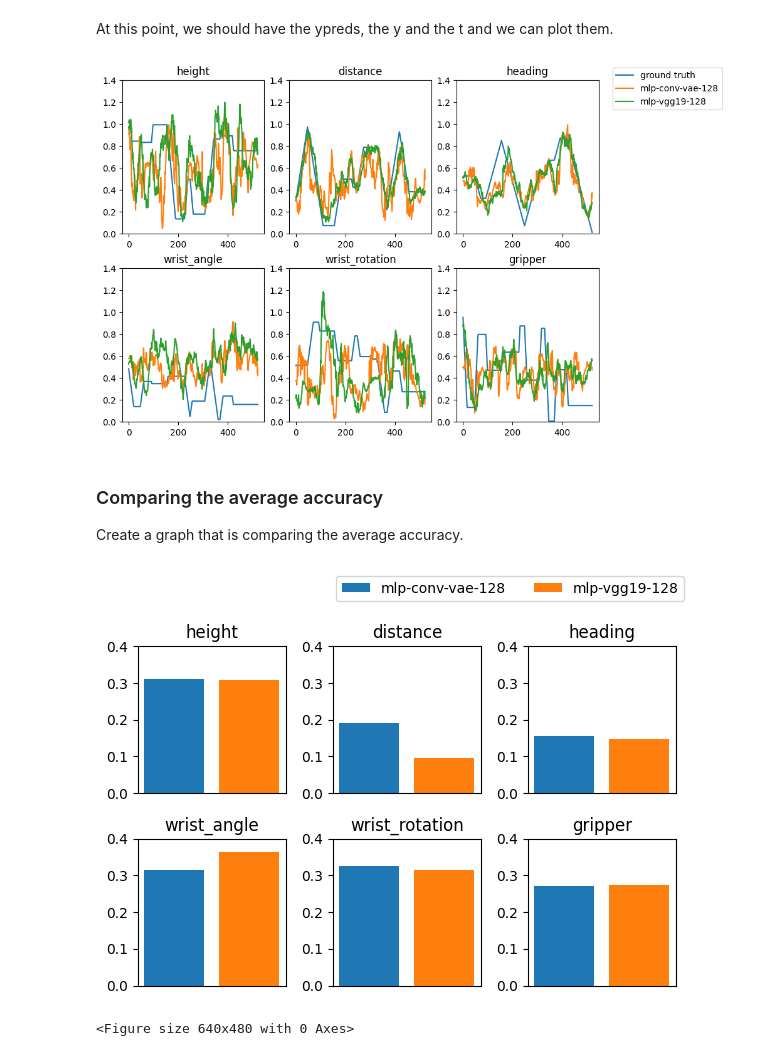
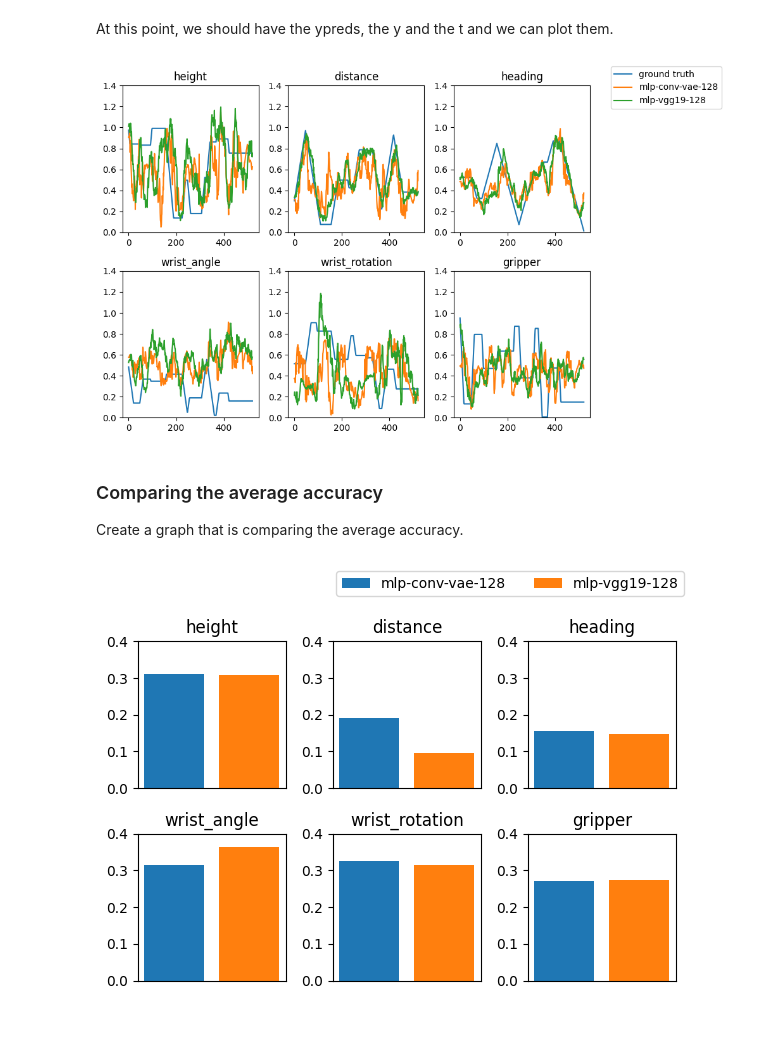
Before and after one commit to Sahara-Sheik/Robotic-Vision, a Jupyter notebook: src/visual_proprioception/Compare_VisualProprioception.ipynb, the cells around one changed output. Drawn from its saved outputs; the diff is of its cells as text; code cells hidden in the pictures; blank space fills up the shorter version.

Commit message:
Fixes to the proprioception graphs

```diff
--- a/src/visual_proprioception/Compare_VisualProprioception.ipynb
+++ b/src/visual_proprioception/Compare_VisualProprioception.ipynb
@@ -128,28 +128,29 @@ for exp, sp, model in zip(exps, sps, models):
 # %% [markdown]
 At this point, we should have the ypreds, the y and the t and we can plot them.
 # %%
-fig, axs = plt.subplots(2,3, constrained_layout=True, figsize=(8, 6))
+fig, axs = plt.subplots(2,3, figsize=(8, 6))
 titles = ["height","distance", "heading", "wrist_angle", "wrist_rotation", "gripper"]
 for i in range(Config()["robot"]["action_space_size"]):
     ax = axs[i//3, i%3]
     ax.set_ylim(0, 1.4)
     ax.plot(t, y[:,i], label="ground truth")
     for ypred, exp in zip(ypreds,exps):
         # fixme, fix the label to the name in the exp
         ax.plot(t, ypred[:,i], label=exp["name"])
     if i==0:
         fig.legend(bbox_to_anchor=(1.25, 1))
     ax.set_title(titles[i])
 
+plt.tight_layout()
 graphfilename = pathlib.Path(leadexp["data_dir"], "comparison.pdf")
-plt.savefig(graphfilename)
+plt.savefig(graphfilename, bbox_inches='tight')
 # %% [output]
-[figure, old version]
+[figure, new version]
 # %% [markdown]
 ### Comparing the average accuracy
 Create a graph that is comparing the average accuracy.
 # %%
-fig, axs = plt.subplots(2,3, constrained_layout=True, figsize=(6, 4))
+fig, axs = plt.subplots(2,3, figsize=(6, 4))
 
 for i in range(Config()["robot"]["action_space_size"]):
     ax = axs[i//3, i%3]
@@ -168,12 +169,11 @@ for i in range(Config()["robot"]["action_space_size"]):
     ax.set_xticks([])
     if i==0:
         fig.legend(bars, names, bbox_to_anchor=(1, 1.1), ncol=2)
+    fig.tight_layout()
     ax.set_title(titles[i])
 
 fig.tight_layout()
-plt.show()
 graphfilename = pathlib.Path(leadexp["data_dir"], "msecomparison.pdf")
-plt.savefig(graphfilename)
+plt.savefig(graphfilename, bbox_inches='tight')
 # %% [output]
 [figure]
-<Figure size 640x480 with 0 Axes>
```
